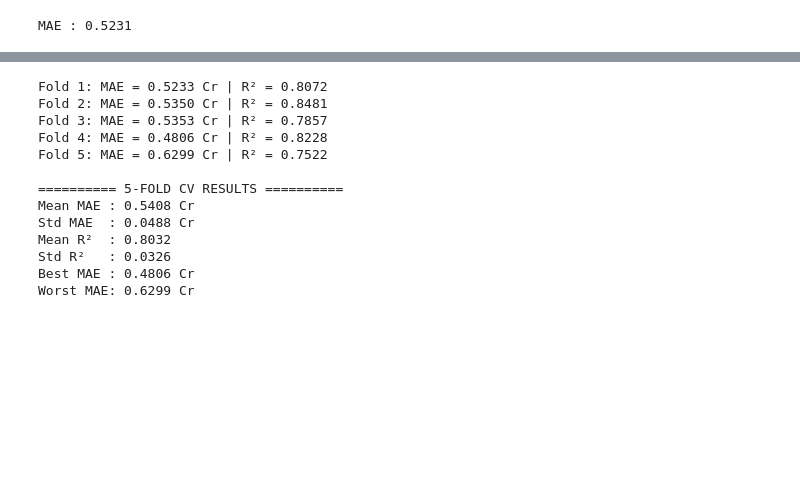
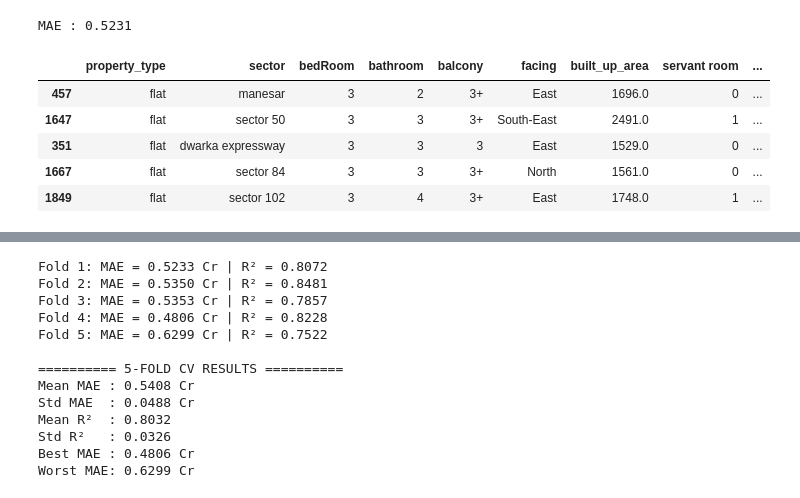
Before and after one commit to SurbhitParashar/RealEstate-ML-CapstoneProject, a Jupyter notebook: modelSelection/model-selection.ipynb, the cells around one changed output, grey strips where cells are left out. Cells and saved outputs as stored; diff of their text form; code cells hidden in the pictures; blank space fills up the shorter version.

Commit message:
residual analysis of prediction

```diff
--- a/modelSelection/model-selection.ipynb
+++ b/modelSelection/model-selection.ipynb
@@ -1055,3 +1055,18 @@ r2 = r2_score(y_true, y_pred)
 print(f"MAE : {mae:.4f}")
 # %% [output]
 MAE : 0.5231
+# %%
+predicted_price=np.expm1(pipeline.predict(X_test))
+actual_price=np.expm1(y_test)
+diagnostics=X_test.copy()
+diagnostics['actual_price_cr']=np.asarray(actual_price)
+diagnostics['predicted_price_cr']=predicted_price
+
+diagnostics.head()
+# %% [output]
+|  | property_type | sector | bedRoom | bathroom | balcony | facing | built_up_area | servant room | ... |
+| 457 | flat | manesar | 3 | 2 | 3+ | East | 1696.0 | 0 | ... |
+| 1647 | flat | sector 50 | 3 | 3 | 3+ | South-East | 2491.0 | 1 | ... |
+| 351 | flat | dwarka expressway | 3 | 3 | 3 | East | 1529.0 | 0 | ... |
+| 1667 | flat | sector 84 | 3 | 3 | 3+ | North | 1561.0 | 0 | ... |
+| 1849 | flat | sector 102 | 3 | 4 | 3+ | East | 1748.0 | 1 | ... |
```
Also changed, not shown: parts of 3 cells of this notebook.
